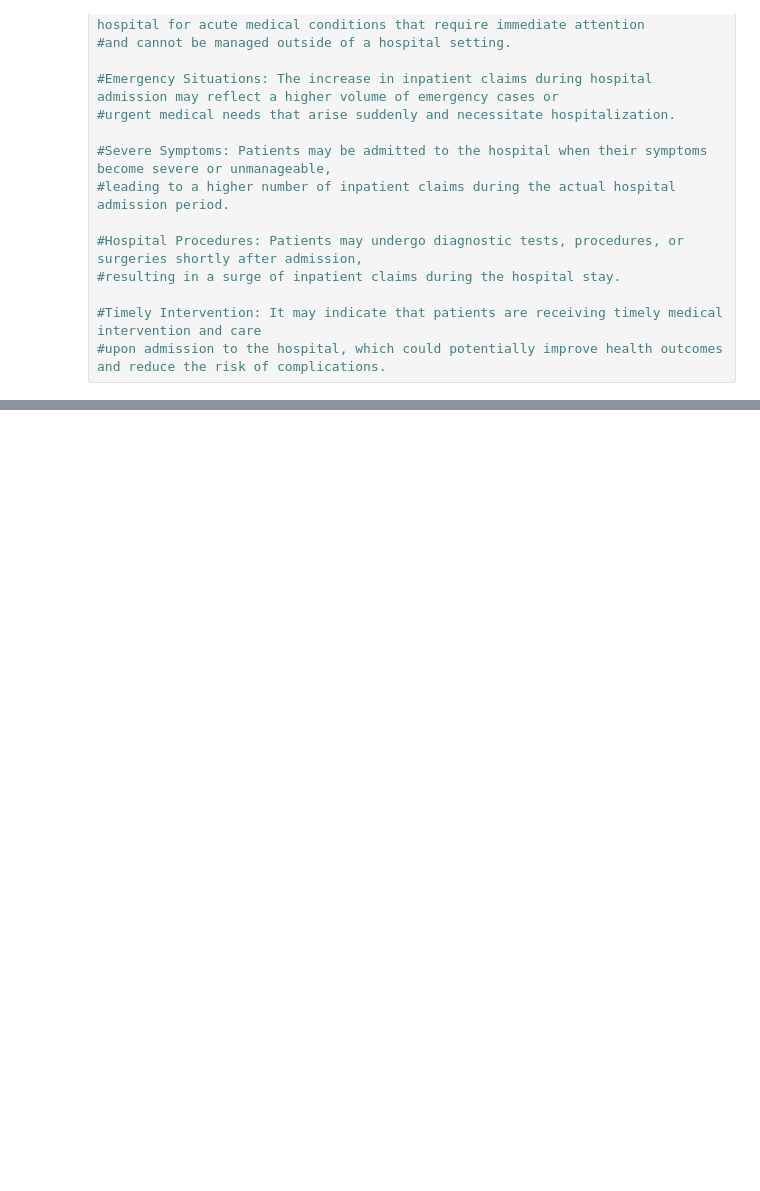
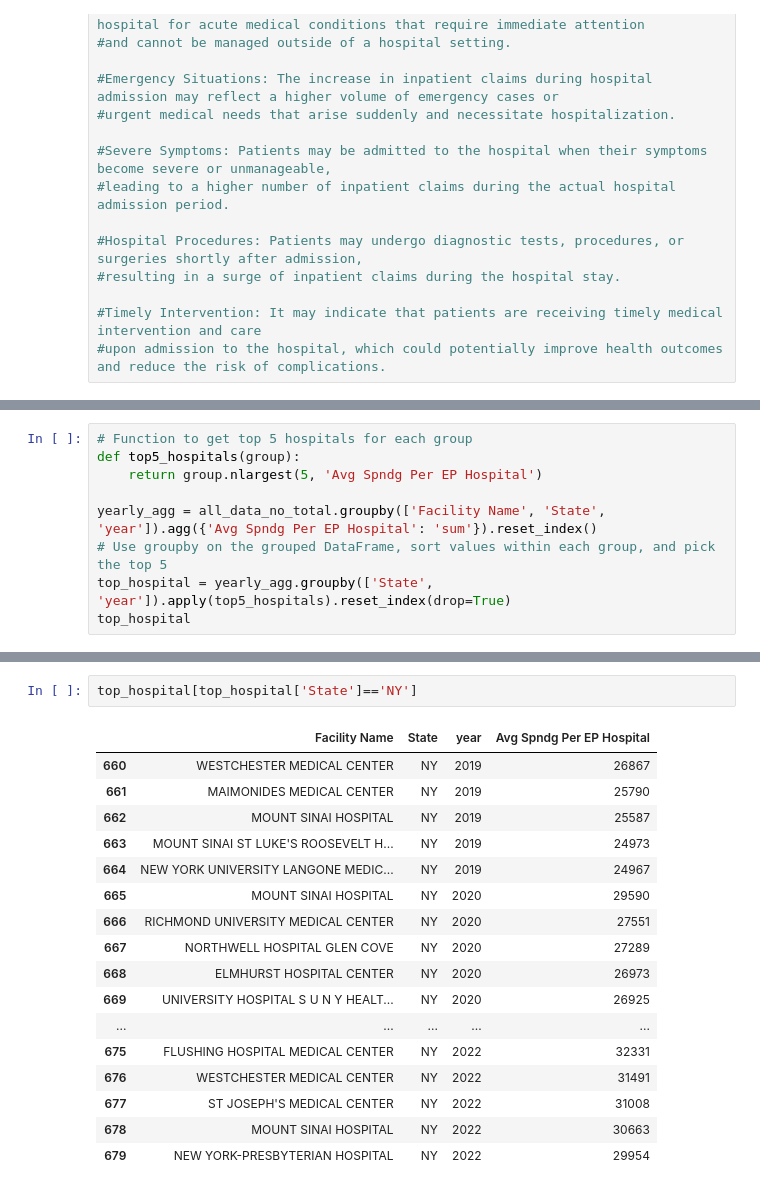
Before and after one commit to ZainabShafi/MEDICARE_EXPENDITURES_ANALYSIS, a Jupyter notebook: Project_1_DFs.ipynb, the cells around one changed output, grey strips where cells are left out. Saved outputs shown, nothing was run; the diff lists cells and outputs as text; blank space fills up the shorter version.

```diff
--- a/Project_1_DFs.ipynb
+++ b/Project_1_DFs.ipynb
@@ -238,0 +117,9 @@ period_2022["Avg Spndg Per EP Hospital"].sum()
+# %%
+# Function to get top 5 hospitals for each group
+def top5_hospitals(group):
+    return group.nlargest(5, 'Avg Spndg Per EP Hospital')
+
+yearly_agg = all_data_no_total.groupby(['Facility Name', 'State', 'year']).agg({'Avg Spndg Per EP Hospital': 'sum'}).reset_index()
+# Use groupby on the grouped DataFrame, sort values within each group, and pick the top 5
+top_hospital = yearly_agg.groupby(['State', 'year']).apply(top5_hospitals).reset_index(drop=True)
+top_hospital
@@ -238,0 +140,20 @@ period_2022["Avg Spndg Per EP Hospital"].sum()
+# %%
+top_hospital[top_hospital['State']=='NY']
+# %% [output]
+|  | Facility Name | State | year | Avg Spndg Per EP Hospital |
+| 660 | WESTCHESTER MEDICAL CENTER | NY | 2019 | 26867 |
+| 661 | MAIMONIDES MEDICAL CENTER | NY | 2019 | 25790 |
+| 662 | MOUNT SINAI HOSPITAL | NY | 2019 | 25587 |
+| 663 | MOUNT SINAI ST LUKE'S ROOSEVELT H... | NY | 2019 | 24973 |
+| 664 | NEW YORK UNIVERSITY LANGONE MEDIC... | NY | 2019 | 24967 |
+| 665 | MOUNT SINAI HOSPITAL | NY | 2020 | 29590 |
+| 666 | RICHMOND UNIVERSITY MEDICAL CENTER | NY | 2020 | 27551 |
+| 667 | NORTHWELL HOSPITAL GLEN COVE | NY | 2020 | 27289 |
+| 668 | ELMHURST HOSPITAL CENTER | NY | 2020 | 26973 |
+| 669 | UNIVERSITY HOSPITAL S U N Y HEALT... | NY | 2020 | 26925 |
+| ... | ... | ... | ... | ... |
+| 675 | FLUSHING HOSPITAL MEDICAL CENTER | NY | 2022 | 32331 |
+| 676 | WESTCHESTER MEDICAL CENTER | NY | 2022 | 31491 |
+| 677 | ST JOSEPH'S MEDICAL CENTER | NY | 2022 | 31008 |
+| 678 | MOUNT SINAI HOSPITAL | NY | 2022 | 30663 |
+| 679 | NEW YORK-PRESBYTERIAN HOSPITAL | NY | 2022 | 29954 |
```
Also changed, not shown: parts of 84 cells of this notebook, 7 other files.
